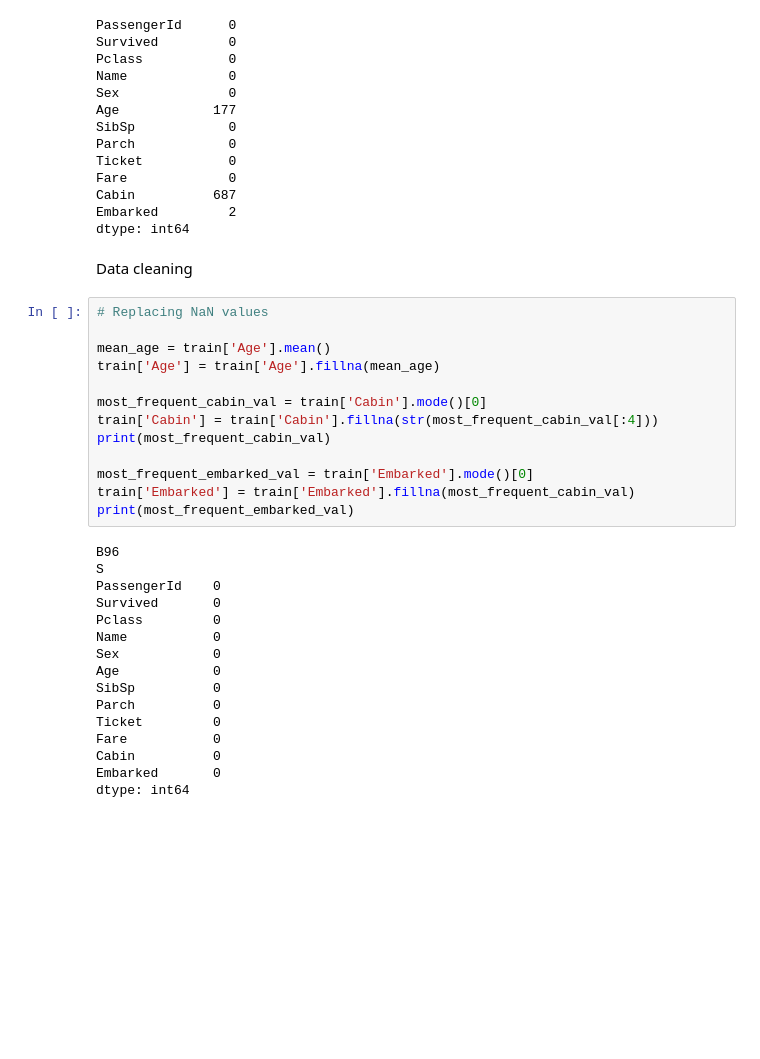
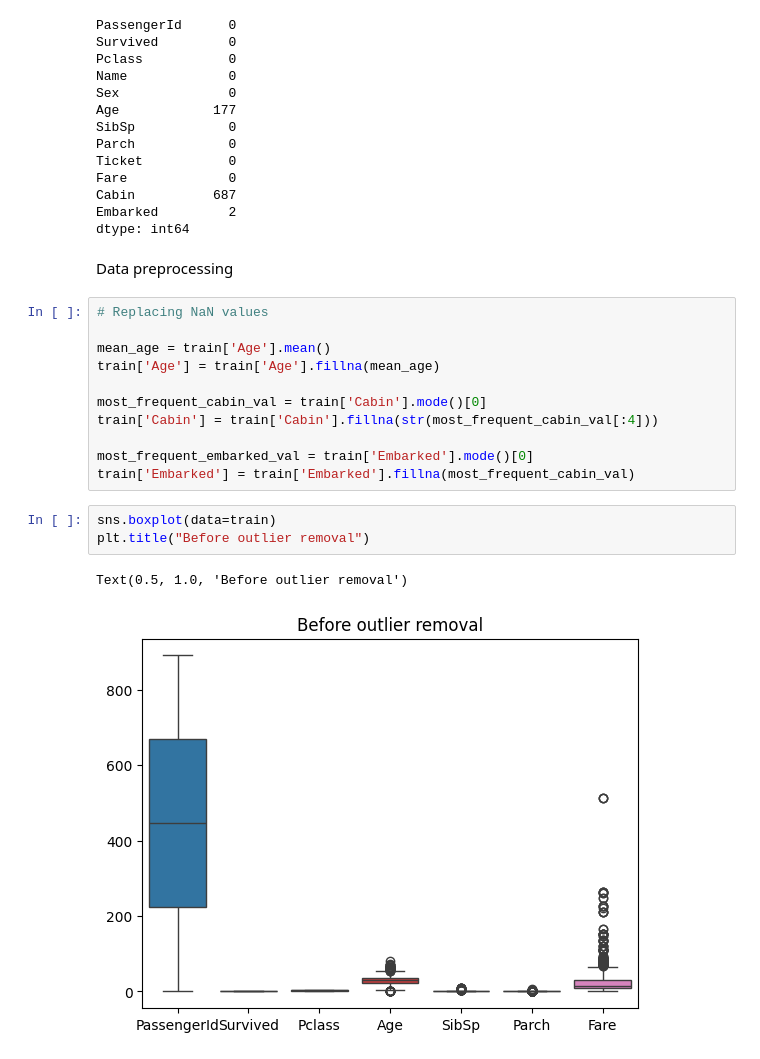
Before and after one commit to DawidK4/MyNotebooks, a Jupyter notebook: Titanic/titanic.ipynb, the cells around one changed output. Cells and saved outputs as stored; diff of their text form; blank space fills up the shorter version.

Commit message:
removed outliers using z-score and IQR

```diff
--- a/Titanic/titanic.ipynb
+++ b/Titanic/titanic.ipynb
@@ -55,7 +97,7 @@ Cabin          687
 Embarked         2
 dtype: int64
 # %% [markdown]
-Data cleaning
+Data preprocessing
 # %%
 # Replacing NaN values
 
@@ -64,24 +106,12 @@ train['Age'] = train['Age'].fillna(mean_age)
 
 most_frequent_cabin_val = train['Cabin'].mode()[0]
 train['Cabin'] = train['Cabin'].fillna(str(most_frequent_cabin_val[:4]))
-print(most_frequent_cabin_val)
 
 most_frequent_embarked_val = train['Embarked'].mode()[0]
 train['Embarked'] = train['Embarked'].fillna(most_frequent_cabin_val)
-print(most_frequent_embarked_val)
-# %% [output]
-B96
-S
-PassengerId    0
-Survived       0
-Pclass         0
-Name           0
-Sex            0
-Age            0
-SibSp          0
-Parch          0
-Ticket         0
-Fare           0
-Cabin          0
-Embarked       0
-dtype: int64
+# %%
+sns.boxplot(data=train)
+plt.title("Before outlier removal")
+# %% [output]
+Text(0.5, 1.0, 'Before outlier removal')
+[figure, added]
```
Also changed, not shown: parts of 6 cells of this notebook.
